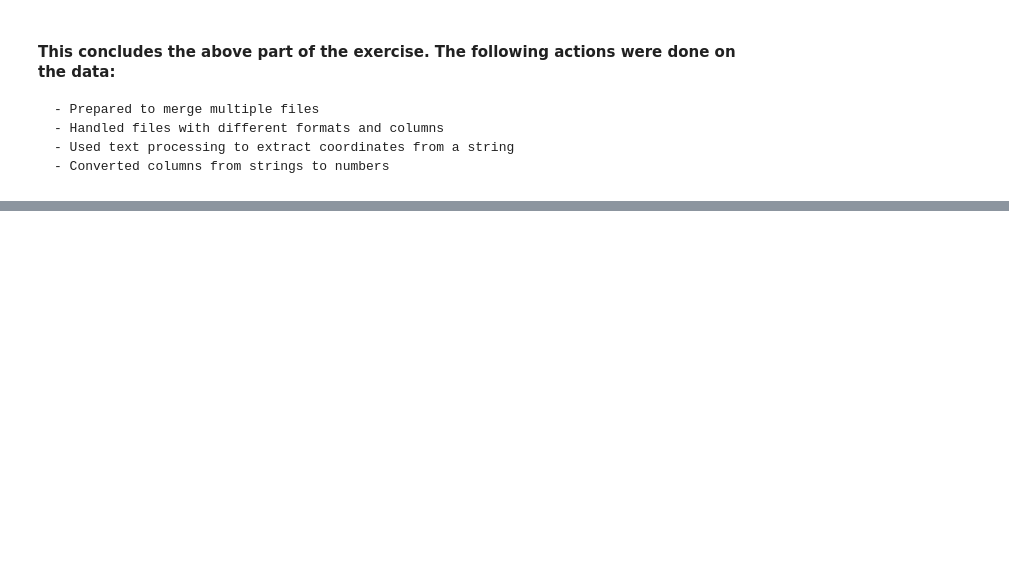
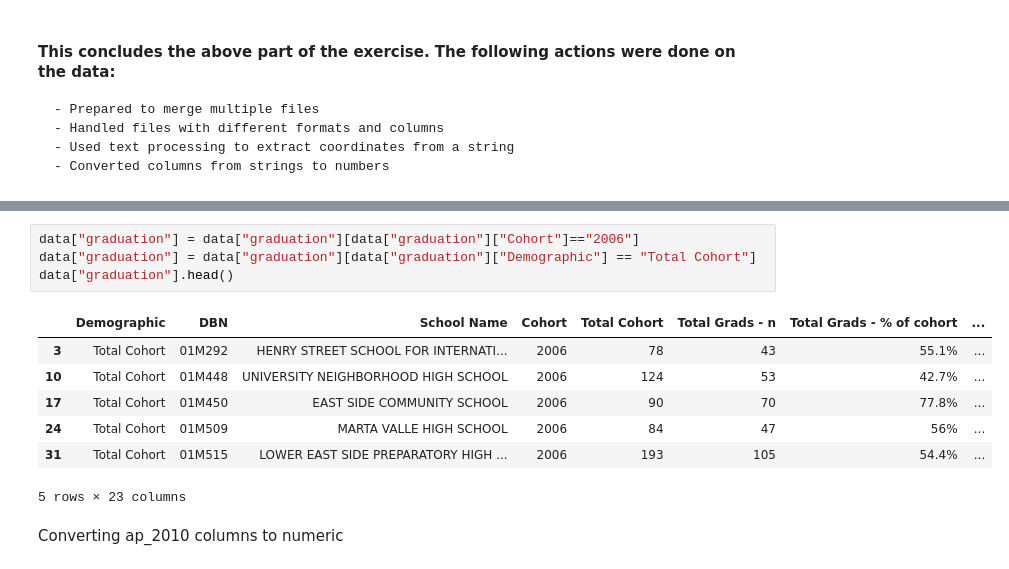
Before and after one commit to dool/py-data-drills, a Jupyter notebook: NYC_SAT_Scores/Data_Cleaning_Exploration_NYC_SAT_Scores.ipynb, the cells around one changed output, grey strips where cells are left out. Saved outputs shown, nothing was run; the diff lists cells and outputs as text; blank space fills up the shorter version.

```diff
--- a/NYC_SAT_Scores/Data_Cleaning_Exploration_NYC_SAT_Scores.ipynb
+++ b/NYC_SAT_Scores/Data_Cleaning_Exploration_NYC_SAT_Scores.ipynb
@@ -188,0 +218,14 @@ dtype('float64')
+# %%
+data["graduation"] = data["graduation"][data["graduation"]["Cohort"]=="2006"]
+data["graduation"] = data["graduation"][data["graduation"]["Demographic"] == "Total Cohort"]
+data["graduation"].head()
+# %% [output]
+|  | Demographic | DBN | School Name | Cohort | Total Cohort | Total Grads - n | Total Grads - % of cohort | ... |
+| 3 | Total Cohort | 01M292 | HENRY STREET SCHOOL FOR INTERNATI... | 2006 | 78 | 43 | 55.1% | ... |
+| 10 | Total Cohort | 01M448 | UNIVERSITY NEIGHBORHOOD HIGH SCHOOL | 2006 | 124 | 53 | 42.7% | ... |
+| 17 | Total Cohort | 01M450 | EAST SIDE COMMUNITY SCHOOL | 2006 | 90 | 70 | 77.8% | ... |
+| 24 | Total Cohort | 01M509 | MARTA VALLE HIGH SCHOOL | 2006 | 84 | 47 | 56% | ... |
+| 31 | Total Cohort | 01M515 | LOWER EAST SIDE PREPARATORY HIGH ... | 2006 | 193 | 105 | 54.4% | ... |
+5 rows × 23 columns
+# %% [markdown]
+Converting ap_2010 columns to numeric
```
Also changed, not shown: parts of 26 cells of this notebook, 2 other files.
